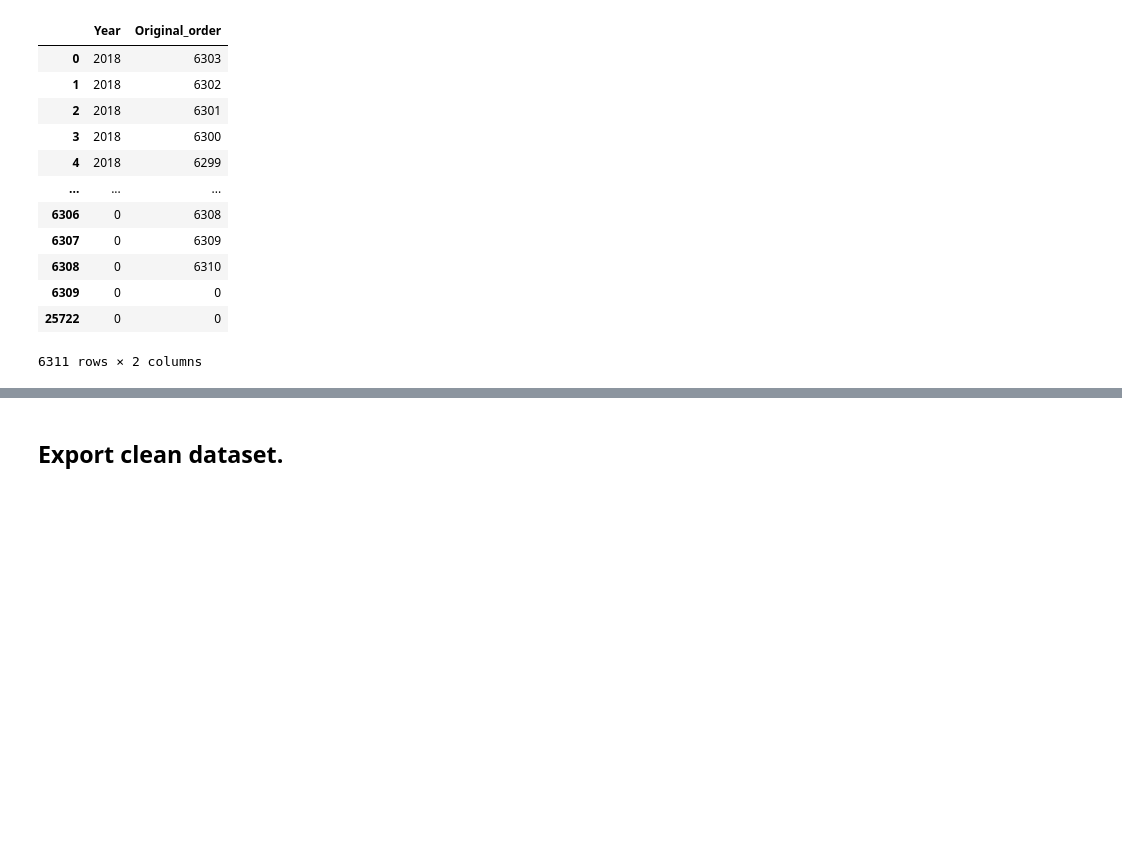
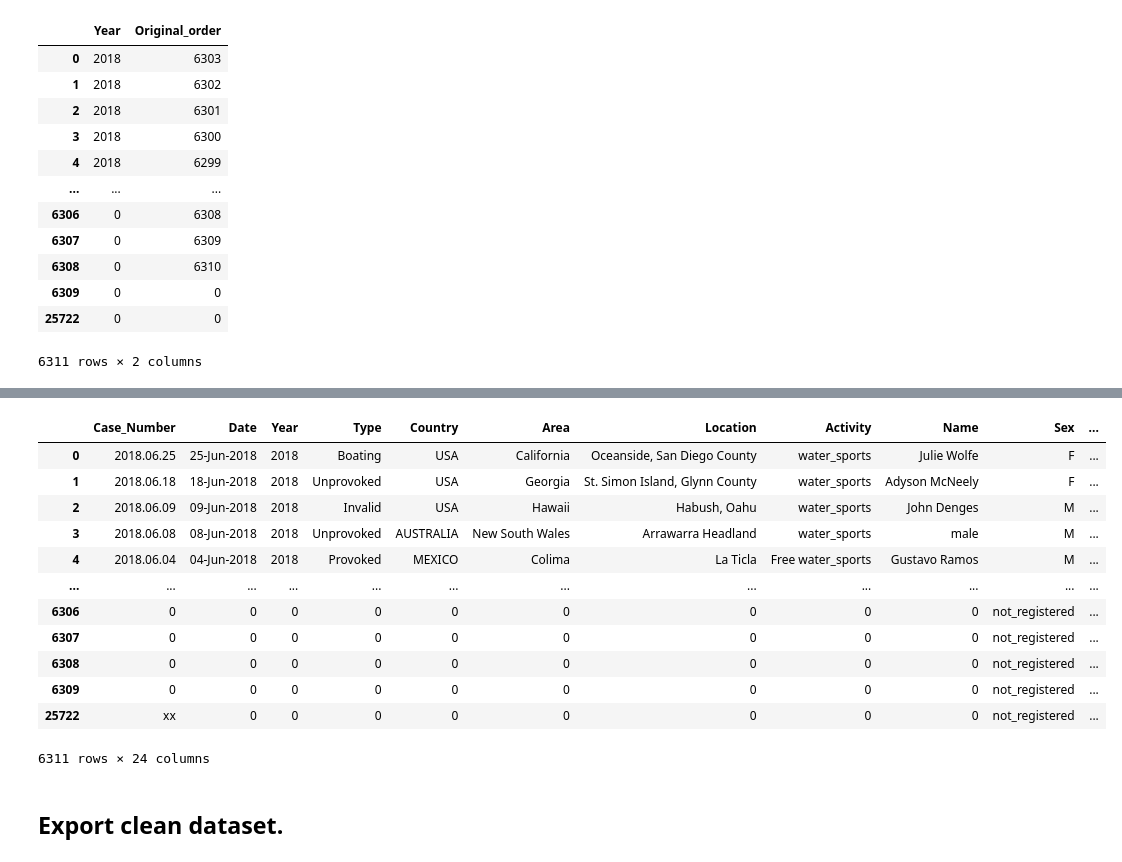
Before and after one commit to dapafer/data-cleaning-pandas, a Jupyter notebook: src/data_cleaning.ipynb, the cells around one changed output, grey strips where cells are left out. Saved outputs shown, nothing was run; the diff lists cells and outputs as text; code cells hidden in the pictures; blank space fills up the shorter version.

```diff
--- a/src/data_cleaning.ipynb
+++ b/src/data_cleaning.ipynb
@@ -249,0 +261,10 @@ shark_attacks[['Year', 'Original_order']]
+# %%
+def replace_values(col):
+    regex = re.compile(r"\b\w+ing\b")
+    return col.str.replace(regex, 'water_sports')
+
+shark_attacks['Activity'] = replace_values(shark_attacks['Activity'])
+
+shark_attacks['Activity'].fillna(0, inplace=True)
+
+shark_attacks['Activity']
@@ -249,0 +292,4 @@ shark_attacks[['Year', 'Original_order']]
+# %%
+shark_attacks['Sex'] = shark_attacks['Sex'].replace({'M ': 'M', 'lli': 'not_registered', 'N': 'not_registered', '.': 'not_registered', 0: 'not_registered'})
+
+shark_attacks['Sex']
@@ -250,3 +309,19 @@ shark_attacks[['Year', 'Original_order']]
+# %%
+shark_attacks
+# %% [output]
+|  | Case_Number | Date | Year | Type | Country | Area | Location | Activity | Name | Sex | ... |
+| 0 | 2018.06.25 | 25-Jun-2018 | 2018 | Boating | USA | California | Oceanside, San Diego County | water_sports | Julie Wolfe | F | ... |
+| 1 | 2018.06.18 | 18-Jun-2018 | 2018 | Unprovoked | USA | Georgia | St. Simon Island, Glynn County | water_sports | Adyson McNeely | F | ... |
+| 2 | 2018.06.09 | 09-Jun-2018 | 2018 | Invalid | USA | Hawaii | Habush, Oahu | water_sports | John Denges | M | ... |
+| 3 | 2018.06.08 | 08-Jun-2018 | 2018 | Unprovoked | AUSTRALIA | New South Wales | Arrawarra Headland | water_sports | male | M | ... |
+| 4 | 2018.06.04 | 04-Jun-2018 | 2018 | Provoked | MEXICO | Colima | La Ticla | Free water_sports | Gustavo Ramos | M | ... |
+| ... | ... | ... | ... | ... | ... | ... | ... | ... | ... | ... | ... |
+| 6306 | 0 | 0 | 0 | 0 | 0 | 0 | 0 | 0 | 0 | not_registered | ... |
+| 6307 | 0 | 0 | 0 | 0 | 0 | 0 | 0 | 0 | 0 | not_registered | ... |
+| 6308 | 0 | 0 | 0 | 0 | 0 | 0 | 0 | 0 | 0 | not_registered | ... |
+| 6309 | 0 | 0 | 0 | 0 | 0 | 0 | 0 | 0 | 0 | not_registered | ... |
+| 25722 | xx | 0 | 0 | 0 | 0 | 0 | 0 | 0 | 0 | not_registered | ... |
+6311 rows × 24 columns
 # %% [markdown]
 ## **Export clean dataset.**
 # %% [markdown]
```
Also changed, not shown: parts of 9 cells of this notebook, 3 other files.
